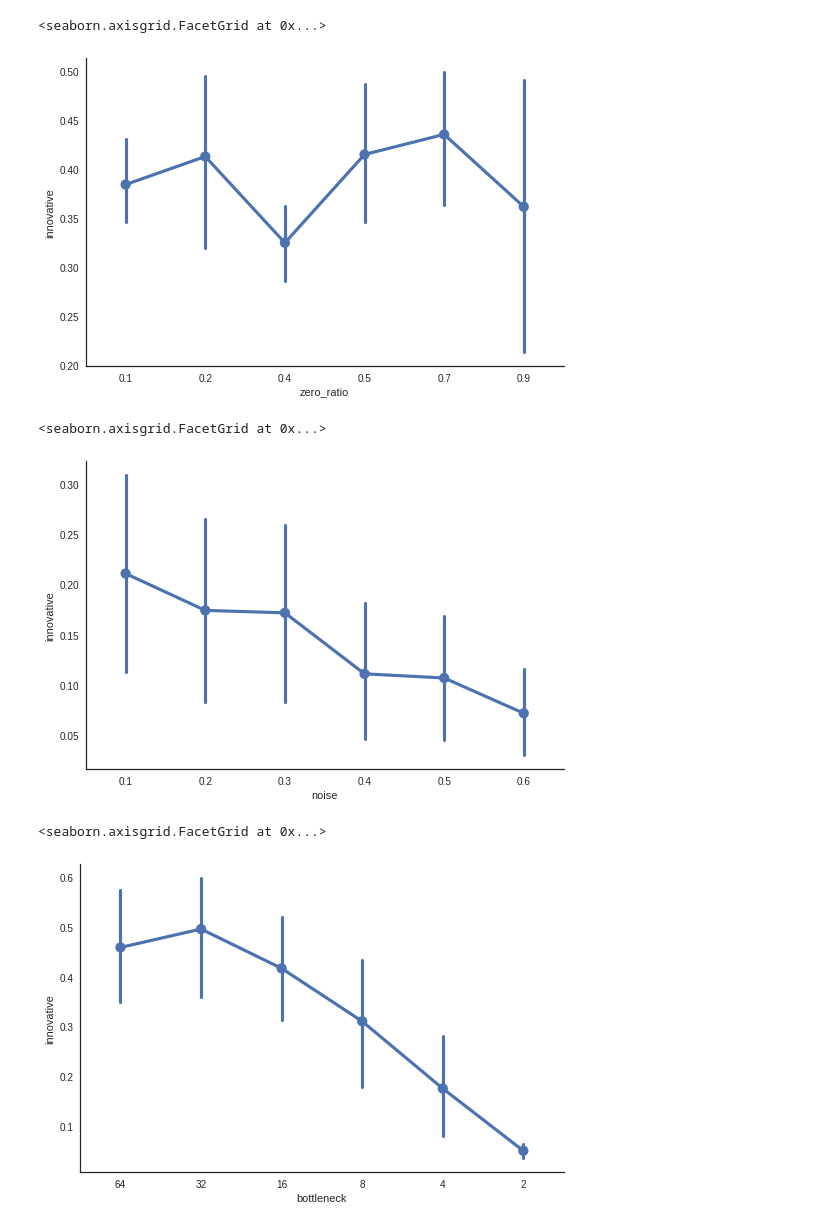
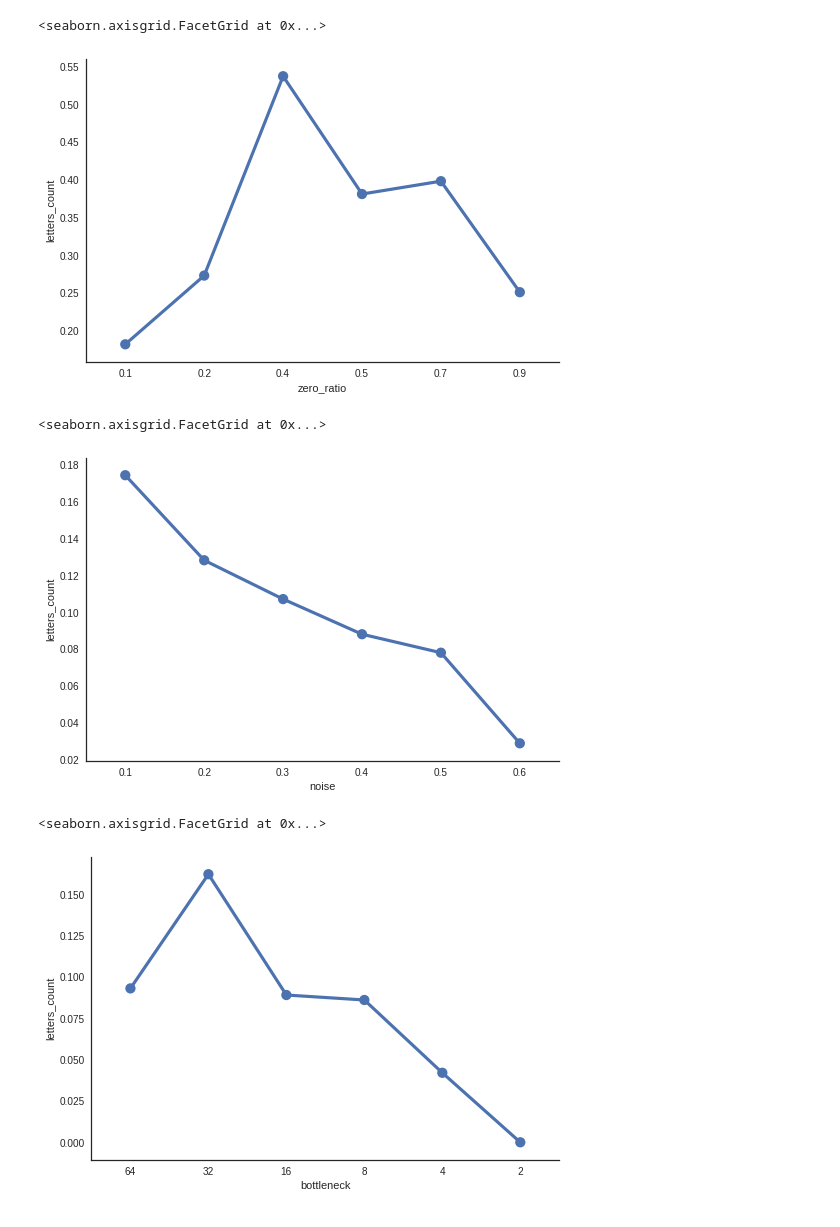
Before and after one commit to mehdidc/out_of_class, a Jupyter notebook: ae/ipynb/analysis.ipynb, the cells around one changed output. Cells and saved outputs as stored; diff of their text form; code cells hidden in the pictures.

```diff
--- a/ae/ipynb/analysis.ipynb
+++ b/ae/ipynb/analysis.ipynb
@@ -71,36 +73,35 @@ d
 # %%
 df = df_full
 df = df[df['sampler'] == 'mnist_deep_kchannel']
-#df = df[df['nb_layers']==3]
+df = df[df['nb_layers']==3]
 #df = df[df['stride'] == 1]
 #df = df[df['zero_ratio']!=0.4]
 df = df.sort_values(by='zero_ratio')
-sns.factorplot(x='zero_ratio', y='innovative', data=df, size=5, aspect=1.5)
-#show_several(df)
+sns.factorplot(x='zero_ratio', y='letters_count', data=df, size=5, aspect=1.5)
 # %% [output]
 <seaborn.axisgrid.FacetGrid at 0x...>
-[figure, old version]
+[figure, new version]
 # %%
 df = df_full
 df = df[df['sampler'] == 'mnist_noise']
-#df = df[df['nb_layers']==3]
+df = df[df['nb_layers']==3]
 df = df[df['noise']<=0.6]
 df = df.sort_values(by='noise')
-sns.factorplot(x='noise', y='innovative', data=df, size=5, aspect=1.5)
+sns.factorplot(x='noise', y='letters_count', data=df, size=5, aspect=1.5)
 #show_several(df)
 # %% [output]
 <seaborn.axisgrid.FacetGrid at 0x...>
-[figure, old version]
+[figure, new version]
 # %%
 df = df_full
 df = df[df['sampler'] == 'mnist_capacity']
-#df  = df[df['nb_layers']==3]
+df  = df[df['nb_layers']==4]
 df = df.sort_values(by='bottleneck', ascending=False)
-sns.factorplot(x='bottleneck', y='innovative', data=df, order=[64, 32, 16, 8, 4, 2], size=5, aspect=1.5)
+sns.factorplot(x='bottleneck', y='letters_count', data=df, order=[64, 32, 16, 8, 4, 2], size=5, aspect=1.5)
 #show_several(df)
 # %% [output]
 <seaborn.axisgrid.FacetGrid at 0x...>
-[figure, old version]
+[figure, new version]
 # %%
 df = df_full
 df = df[df['sampler'] == 'mnist_deep']
```
Also changed, not shown: parts of 5 cells of this notebook, 3 other files.
